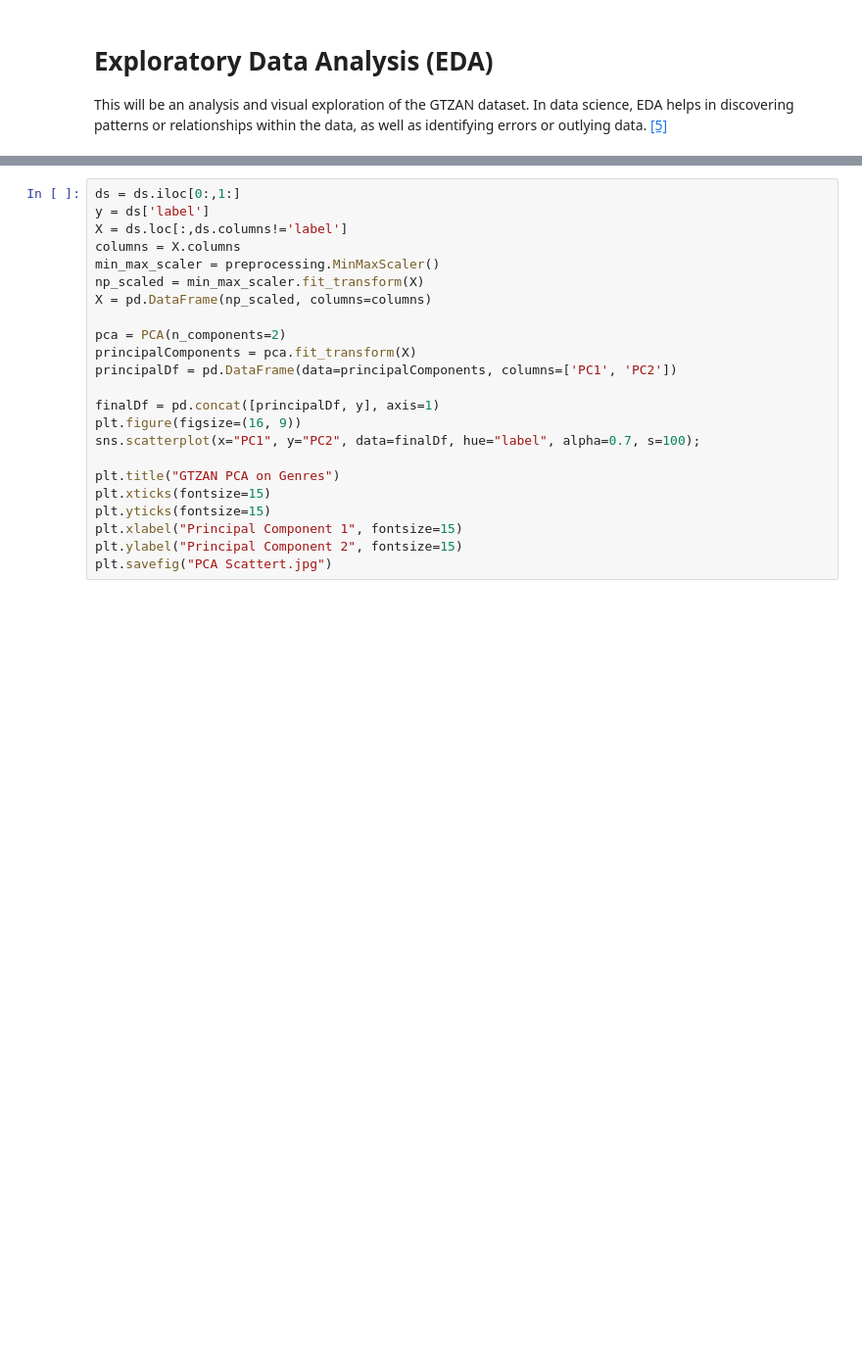
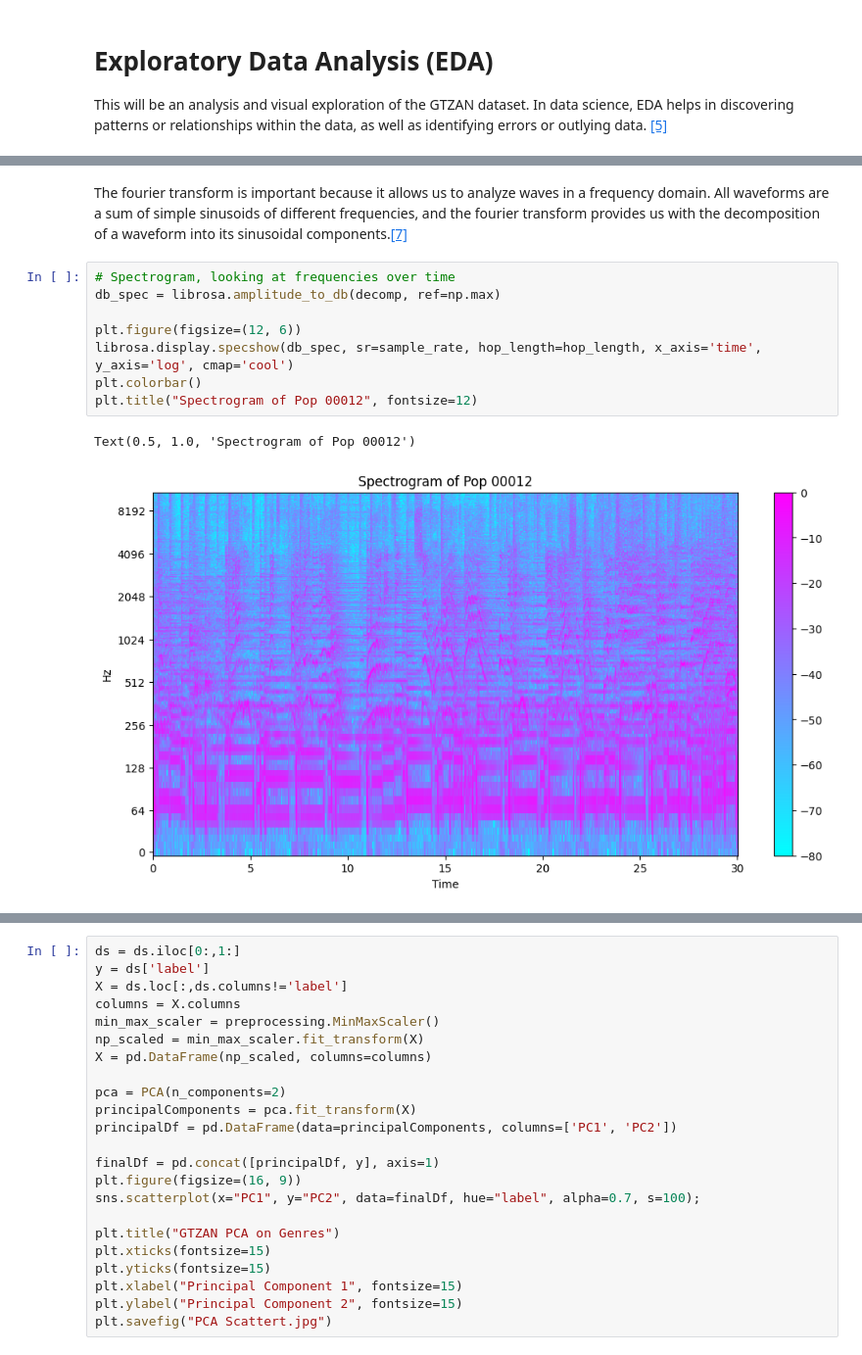
Before and after one commit to malikka-rajshahi/MusicGenreClassifier, a Jupyter notebook: music-genre-classification.ipynb, the cells around one changed output, grey strips where cells are left out. Shown at 98% size. Saved outputs shown, nothing was run; the diff lists cells and outputs as text; blank space fills up the shorter version.

```diff
--- a/music-genre-classification.ipynb
+++ b/music-genre-classification.ipynb
@@ -55,0 +77,13 @@ ipd.Audio(audio_file)
+# %% [markdown]
+The fourier transform is important because it allows us to analyze waves in a frequency domain. All waveforms are a sum of simple sinusoids of different frequencies, and the fourier transform provides us with the decomposition of a waveform into its sinusoidal components.[[7]](https://www.thefouriertransform.com/#introduction)
+# %%
+# Spectrogram, looking at frequencies over time
+db_spec = librosa.amplitude_to_db(decomp, ref=np.max)
+
+plt.figure(figsize=(12, 6))
+librosa.display.specshow(db_spec, sr=sample_rate, hop_length=hop_length, x_axis='time', y_axis='log', cmap='cool')
+plt.colorbar()
+plt.title("Spectrogram of Pop 00012", fontsize=12)
+# %% [output]
+Text(0.5, 1.0, 'Spectrogram of Pop 00012')
+[figure, added]
```
Also changed, not shown: parts of 8 cells of this notebook.
